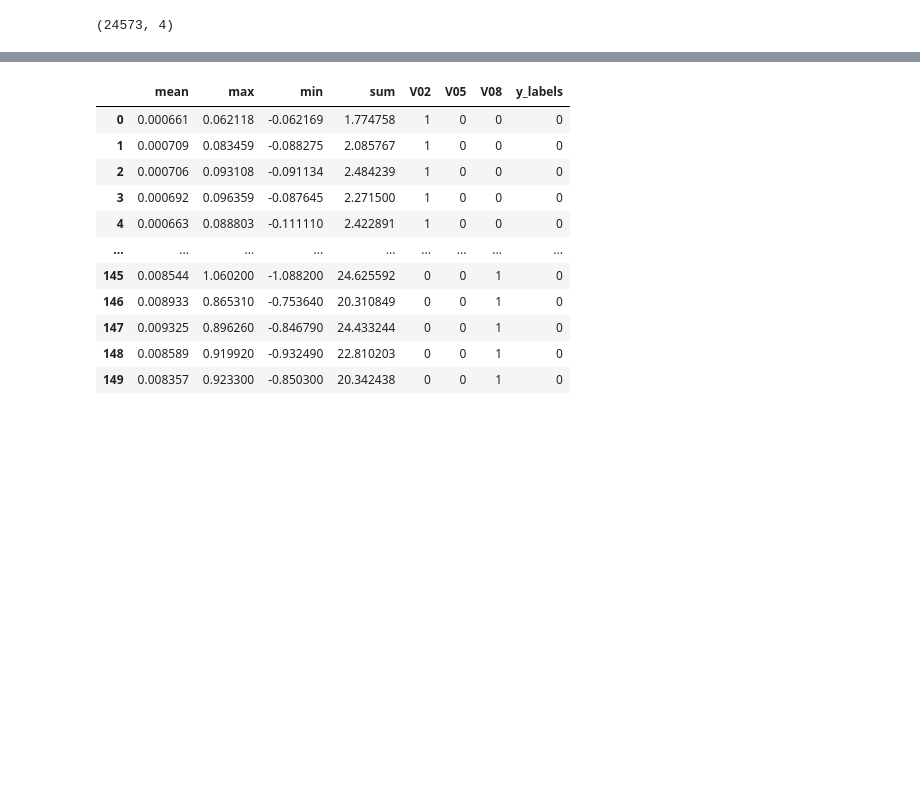
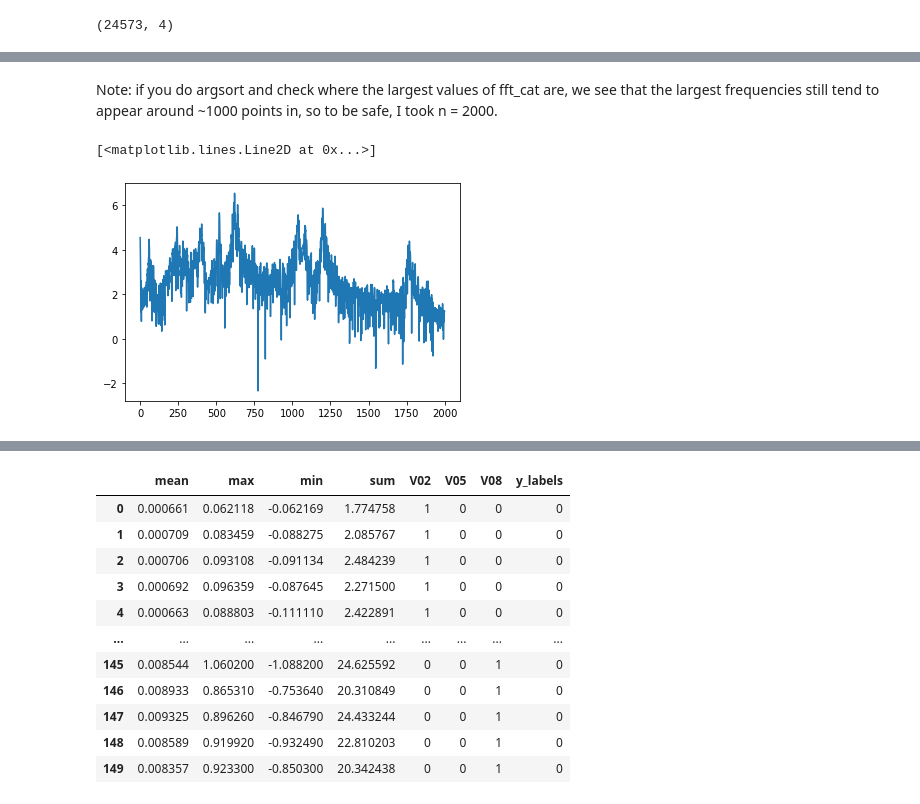
Before and after one commit to twan3617/anomalies, a Jupyter notebook: Example_Data_Sandia.ipynb, the cells around one changed output, grey strips where cells are left out. Drawn from its saved outputs; the diff is of its cells as text; code cells hidden in the pictures; blank space fills up the shorter version.

```diff
--- a/Example_Data_Sandia.ipynb
+++ b/Example_Data_Sandia.ipynb
@@ -403,0 +386,5 @@ np.floor(n/2)
+# %%
+n = 2000 #set a frequency cut off point
+fft_cat = np.fft.fft(ts_cat)
+abs_fft_cat = abs(fft_cat)
+log_fft_cat = np.log(abs_fft_cat[0:n])
@@ -403,0 +403,7 @@ np.floor(n/2)
+# %% [markdown]
+Note: if you do argsort and check where the largest values of fft_cat are, we see that the largest frequencies still tend to appear around ~1000 points in, so to be safe, I took n = 2000.
+# %%
+plt.plot(log_fft_cat)
+# %% [output]
+[<matplotlib.lines.Line2D at 0x...>]
+[figure, added]
```
Also changed, not shown: parts of 16 cells of this notebook.
